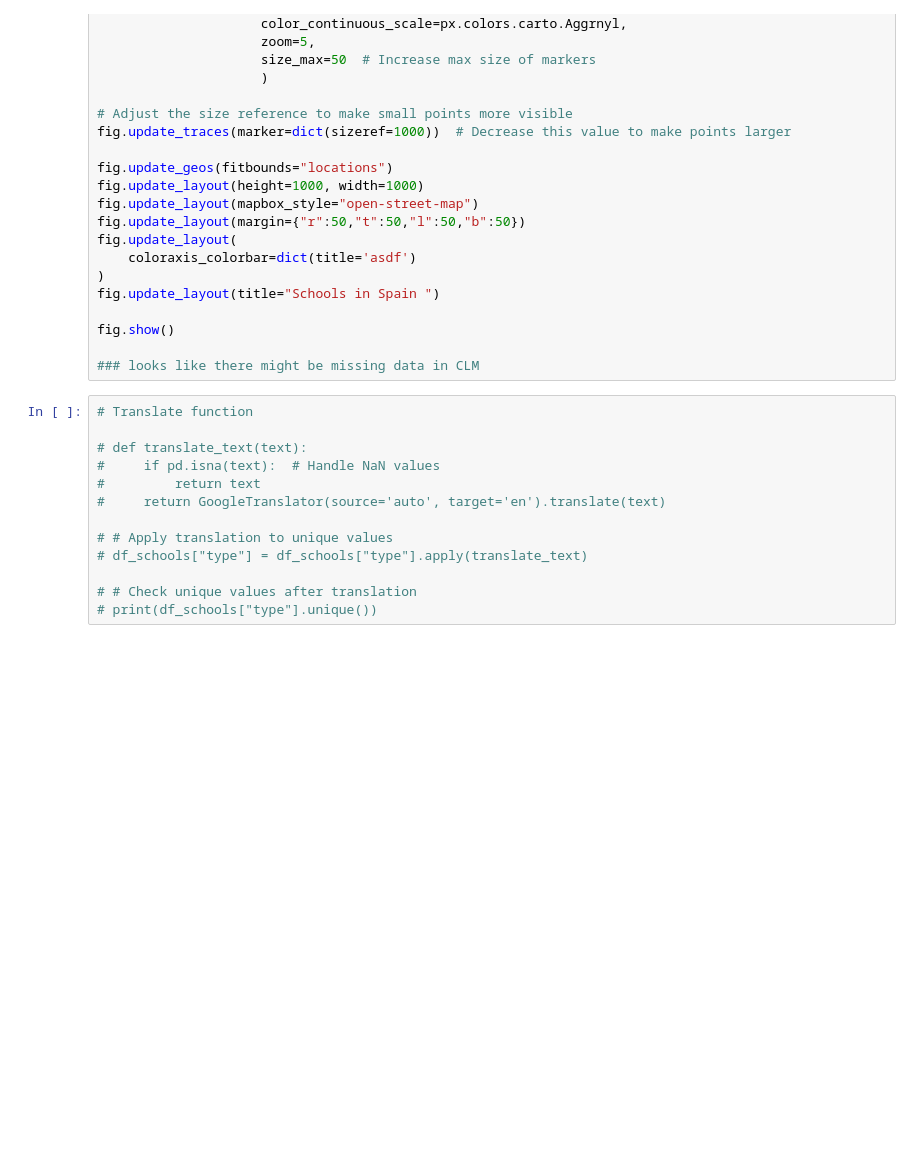
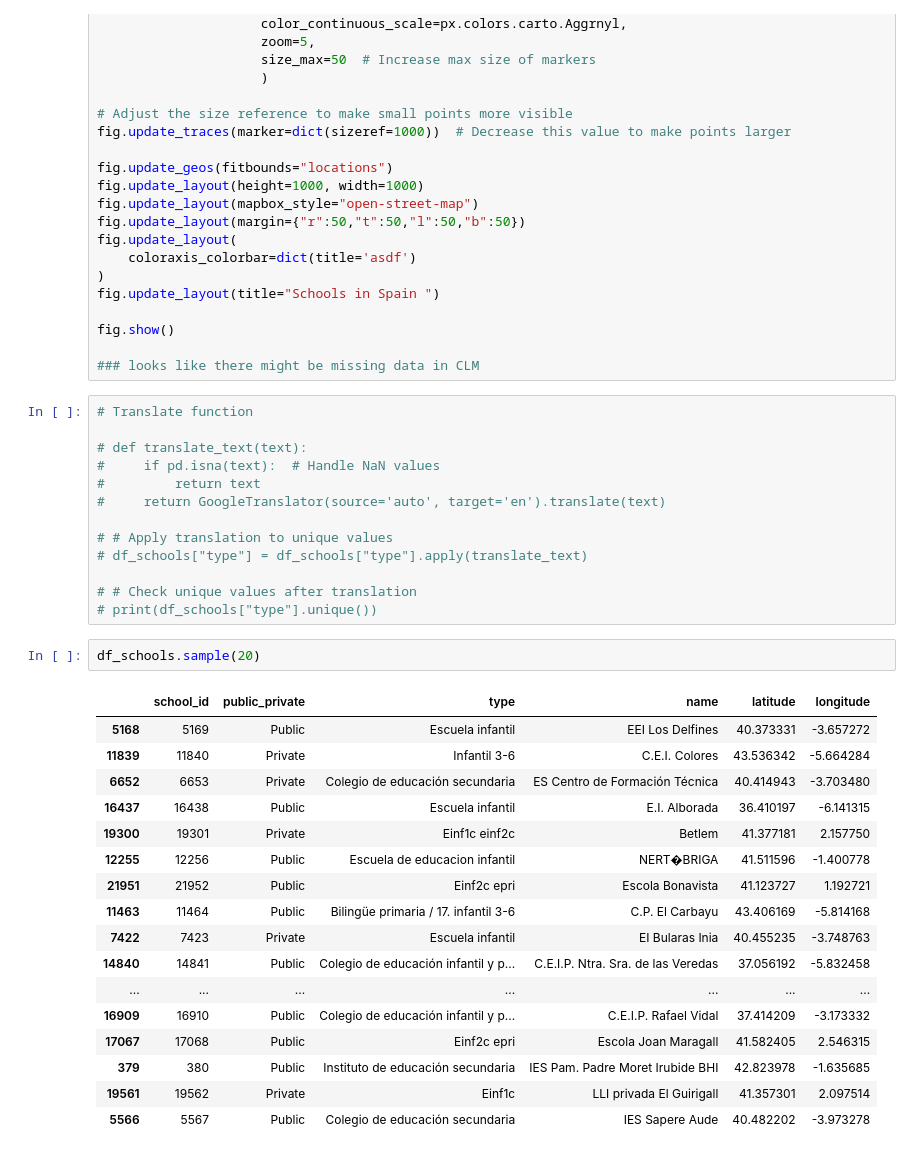
Before and after one commit to marimoysan/ml-pueblos, a Jupyter notebook: notebooks/eda_schools.ipynb, the cells around one changed output. Saved outputs shown, nothing was run; the diff lists cells and outputs as text; blank space fills up the shorter version.

```diff
--- a/notebooks/eda_schools.ipynb
+++ b/notebooks/eda_schools.ipynb
@@ -101,3 +190,23 @@ fig.show()
 
 # # Check unique values after translation
 # print(df_schools["type"].unique())
+# %%
+df_schools.sample(20)
+# %% [output]
+|  | school_id | public_private | type | name | latitude | longitude |
+| 5168 | 5169 | Public | Escuela infantil | EEI Los Delfines | 40.373331 | -3.657272 |
+| 11839 | 11840 | Private | Infantil 3-6 | C.E.I. Colores | 43.536342 | -5.664284 |
+| 6652 | 6653 | Private | Colegio de educación secundaria | ES Centro de Formación Técnica | 40.414943 | -3.703480 |
+| 16437 | 16438 | Public | Escuela infantil | E.I. Alborada | 36.410197 | -6.141315 |
+| 19300 | 19301 | Private | Einf1c einf2c | Betlem | 41.377181 | 2.157750 |
+| 12255 | 12256 | Public | Escuela de educacion infantil | NERT�BRIGA | 41.511596 | -1.400778 |
+| 21951 | 21952 | Public | Einf2c epri | Escola Bonavista | 41.123727 | 1.192721 |
+| 11463 | 11464 | Public | Bilingüe primaria / 17. infantil 3-6 | C.P. El Carbayu | 43.406169 | -5.814168 |
+| 7422 | 7423 | Private | Escuela infantil | EI Bularas Inia | 40.455235 | -3.748763 |
+| 14840 | 14841 | Public | Colegio de educación infantil y p... | C.E.I.P. Ntra. Sra. de las Veredas | 37.056192 | -5.832458 |
+| ... | ... | ... | ... | ... | ... | ... |
+| 16909 | 16910 | Public | Colegio de educación infantil y p... | C.E.I.P. Rafael Vidal | 37.414209 | -3.173332 |
+| 17067 | 17068 | Public | Einf2c epri | Escola Joan Maragall | 41.582405 | 2.546315 |
+| 379 | 380 | Public | Instituto de educación secundaria | IES Pam. Padre Moret Irubide BHI | 42.823978 | -1.635685 |
+| 19561 | 19562 | Private | Einf1c | LLI privada El Guirigall | 41.357301 | 2.097514 |
+| 5566 | 5567 | Public | Colegio de educación secundaria | IES Sapere Aude | 40.482202 | -3.973278 |
```
Also changed, not shown: parts of 8 cells of this notebook, 4 other files.
